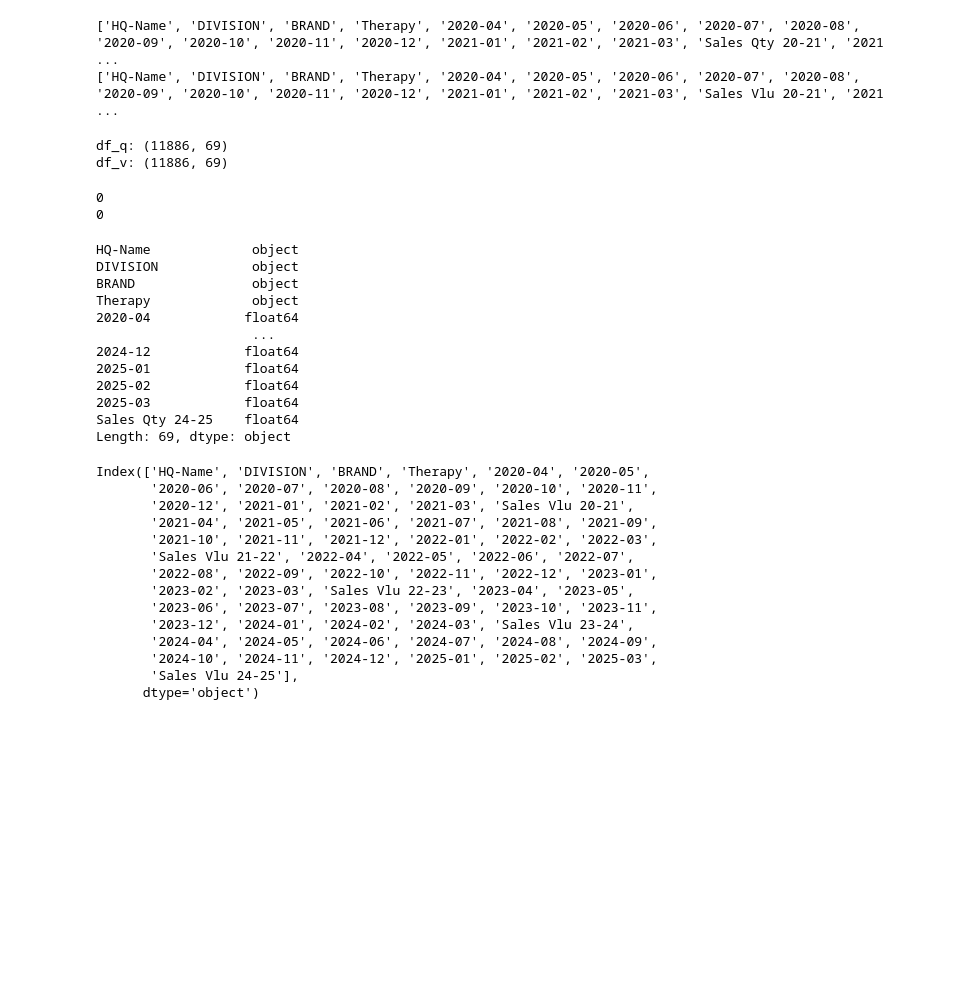
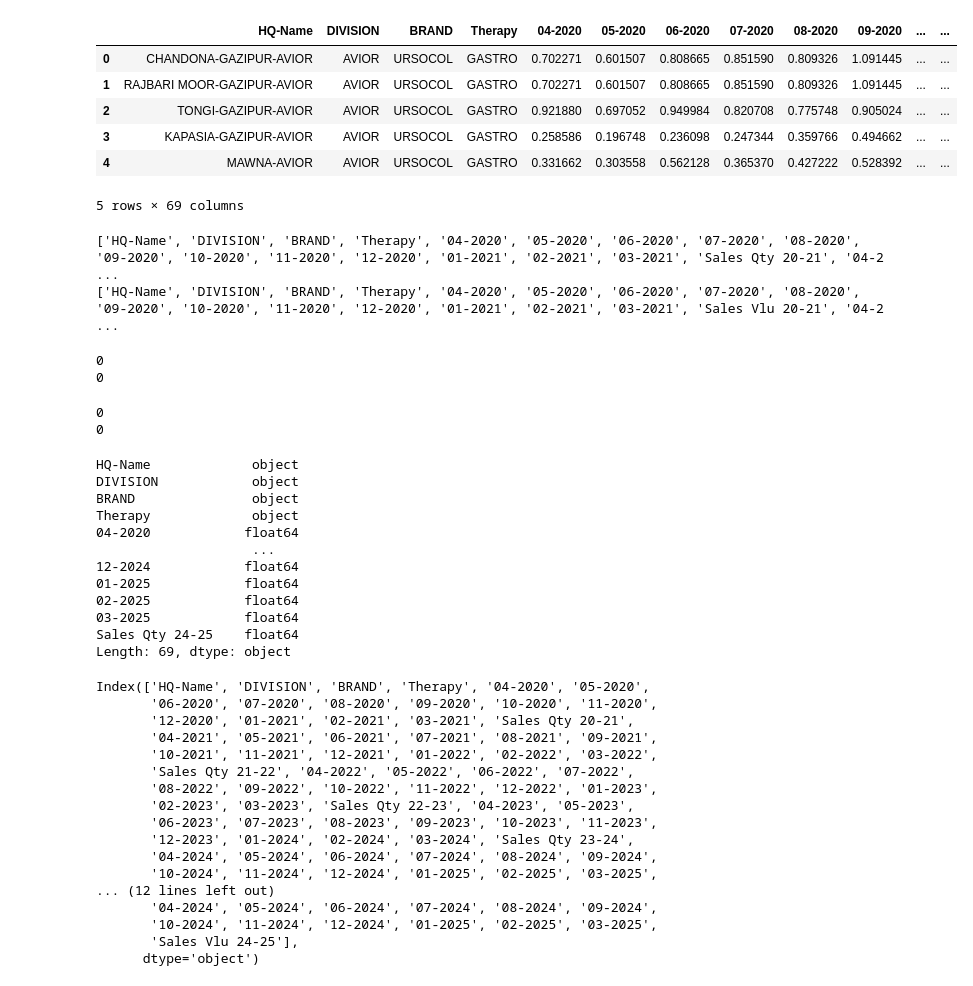
Before and after one commit to Pulakspbl/project_GCI, a Jupyter notebook: project_forecast.ipynb, the cells around one changed output. Drawn from its saved outputs; the diff is of its cells as text; code cells hidden in the pictures; blank space fills up the shorter version.

```diff
--- a/project_forecast.ipynb
+++ b/project_forecast.ipynb
@@ -23,24 +29,28 @@ df_q.head()
 # %%
 def clean_columns(df):
     df.columns = df.columns.map(
-        lambda col: col.strftime('%Y-%m')
+        lambda col: col.strftime('%m-%Y')
         if isinstance(col, (datetime, pd.Timestamp))
         else col
     )
     return df
 # %%
-df_q = clean_columns(df_q)
-df_v = clean_columns(df_v)
+df_q = df_q.pipe(clean_columns)
+df_v = df_v.pipe(clean_columns)
+# %%
+df_v.head()
+# %% [output]
+|  | HQ-Name | DIVISION | BRAND | Therapy | 04-2020 | 05-2020 | 06-2020 | 07-2020 | 08-2020 | 09-2020 | ... | ... |
+| 0 | CHANDONA-GAZIPUR-AVIOR | AVIOR | URSOCOL | GASTRO | 0.702271 | 0.601507 | 0.808665 | 0.851590 | 0.809326 | 1.091445 | ... | ... |
+| 1 | RAJBARI MOOR-GAZIPUR-AVIOR | AVIOR | URSOCOL | GASTRO | 0.702271 | 0.601507 | 0.808665 | 0.851590 | 0.809326 | 1.091445 | ... | ... |
+| 2 | TONGI-GAZIPUR-AVIOR | AVIOR | URSOCOL | GASTRO | 0.921880 | 0.697052 | 0.949984 | 0.820708 | 0.775748 | 0.905024 | ... | ... |
+| 3 | KAPASIA-GAZIPUR-AVIOR | AVIOR | URSOCOL | GASTRO | 0.258586 | 0.196748 | 0.236098 | 0.247344 | 0.359766 | 0.494662 | ... | ... |
+| 4 | MAWNA-AVIOR | AVIOR | URSOCOL | GASTRO | 0.331662 | 0.303558 | 0.562128 | 0.365370 | 0.427222 | 0.528392 | ... | ... |
+5 rows × 69 columns
 # %%
 print(df_q.columns.tolist())
 print(df_v.columns.tolist())
 # %% [output]
-['HQ-Name', 'DIVISION', 'BRAND', 'Therapy', '2020-04', '2020-05', '2020-06', '2020-07', '2020-08', '2020-09', '2020-10', '2020-11', '2020-12', '2021-01', '2021-02', '2021-03', 'Sales Qty 20-21', '2021 ...
-['HQ-Name', 'DIVISION', 'BRAND', 'Therapy', '2020-04', '2020-05', '2020-06', '2020-07', '2020-08', '2020-09', '2020-10', '2020-11', '2020-12', '2021-01', '2021-02', '2021-03', 'Sales Vlu 20-21', '2021 ...
+['HQ-Name', 'DIVISION', 'BRAND', 'Therapy', '04-2020', '05-2020', '06-2020', '07-2020', '08-2020', '09-2020', '10-2020', '11-2020', '12-2020', '01-2021', '02-2021', '03-2021', 'Sales Qty 20-21', '04-2 ...
+['HQ-Name', 'DIVISION', 'BRAND', 'Therapy', '04-2020', '05-2020', '06-2020', '07-2020', '08-2020', '09-2020', '10-2020', '11-2020', '12-2020', '01-2021', '02-2021', '03-2021', 'Sales Vlu 20-21', '04-2 ...
-# %%
-print("df_q:", df_q.shape)
-print("df_v:", df_v.shape)
-# %% [output]
-df_q: (11886, 69)
-df_v: (11886, 69)
 # %%
@@ -49,6 +60,13 @@ print(df_v.isnull().sum().sum())
 # %% [output]
 0
 0
+# %%
+# Find duplicate values
+print(df_q.duplicated().sum().sum())
+print(df_v.duplicated().sum().sum())
+# %% [output]
+0
+0
 # %%
 print(df_q.dtypes)
 # %% [output]
@@ -56,30 +74,33 @@ HQ-Name             object
 DIVISION            object
 BRAND               object
 Therapy             object
-2020-04            float64
+04-2020            float64
                     ...
-2024-12            float64
-2025-01            float64
-2025-02            float64
-2025-03            float64
+12-2024            float64
+01-2025            float64
+02-2025            float64
+03-2025            float64
 Sales Qty 24-25    float64
 Length: 69, dtype: object
 # %%
-df_q.columns.str.strip()
-df_v.columns.str.strip()
+print(df_q.columns.str.strip())
+print(df_v.columns.str.strip())
 # %% [output]
-Index(['HQ-Name', 'DIVISION', 'BRAND', 'Therapy', '2020-04', '2020-05',
-       '2020-06', '2020-07', '2020-08', '2020-09', '2020-10', '2020-11',
-       '2020-12', '2021-01', '2021-02', '2021-03', 'Sales Vlu 20-21',
-       '2021-04', '2021-05', '2021-06', '2021-07', '2021-08', '2021-09',
-       '2021-10', '2021-11', '2021-12', '2022-01', '2022-02', '2022-03',
-       'Sales Vlu 21-22', '2022-04', '2022-05', '2022-06', '2022-07',
-       '2022-08', '2022-09', '2022-10', '2022-11', '2022-12', '2023-01',
-       '2023-02', '2023-03', 'Sales Vlu 22-23', '2023-04', '2023-05',
-       '2023-06', '2023-07', '2023-08', '2023-09', '2023-10', '2023-11',
-       '2023-12', '2024-01', '2024-02', '2024-03', 'Sales Vlu 23-24',
-       '2024-04', '2024-05', '2024-06', '2024-07', '2024-08', '2024-09',
-       '2024-10', '2024-11', '2024-12', '2025-01', '2025-02', '2025-03',
+Index(['HQ-Name', 'DIVISION', 'BRAND', 'Therapy', '04-2020', '05-2020',
+       '06-2020', '07-2020', '08-2020', '09-2020', '10-2020', '11-2020',
+       '12-2020', '01-2021', '02-2021', '03-2021', 'Sales Qty 20-21',
+       '04-2021', '05-2021', '06-2021', '07-2021', '08-2021', '09-2021',
+       '10-2021', '11-2021', '12-2021', '01-2022', '02-2022', '03-2022',
+       'Sales Qty 21-22', '04-2022', '05-2022', '06-2022', '07-2022',
+       '08-2022', '09-2022', '10-2022', '11-2022', '12-2022', '01-2023',
+       '02-2023', '03-2023', 'Sales Qty 22-23', '04-2023', '05-2023',
+       '06-2023', '07-2023', '08-2023', '09-2023', '10-2023', '11-2023',
+       '12-2023', '01-2024', '02-2024', '03-2024', 'Sales Qty 23-24',
+       '04-2024', '05-2024', '06-2024', '07-2024', '08-2024', '09-2024',
+       '10-2024', '11-2024', '12-2024', '01-2025', '02-2025', '03-2025',
+... (12 lines left out)
+       '04-2024', '05-2024', '06-2024', '07-2024', '08-2024', '09-2024',
+       '10-2024', '11-2024', '12-2024', '01-2025', '02-2025', '03-2025',
        'Sales Vlu 24-25'],
       dtype='object')
 # %%
```
Also changed, not shown: parts of 17 cells of this notebook.
